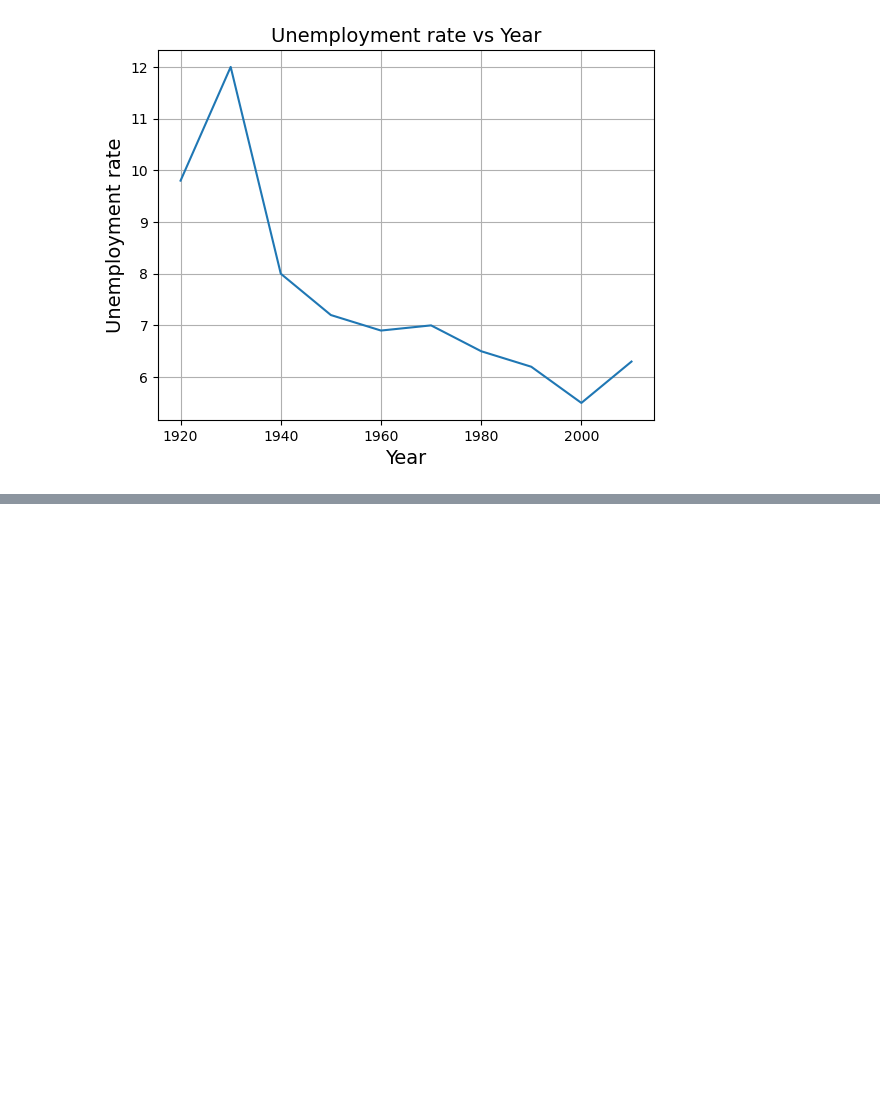
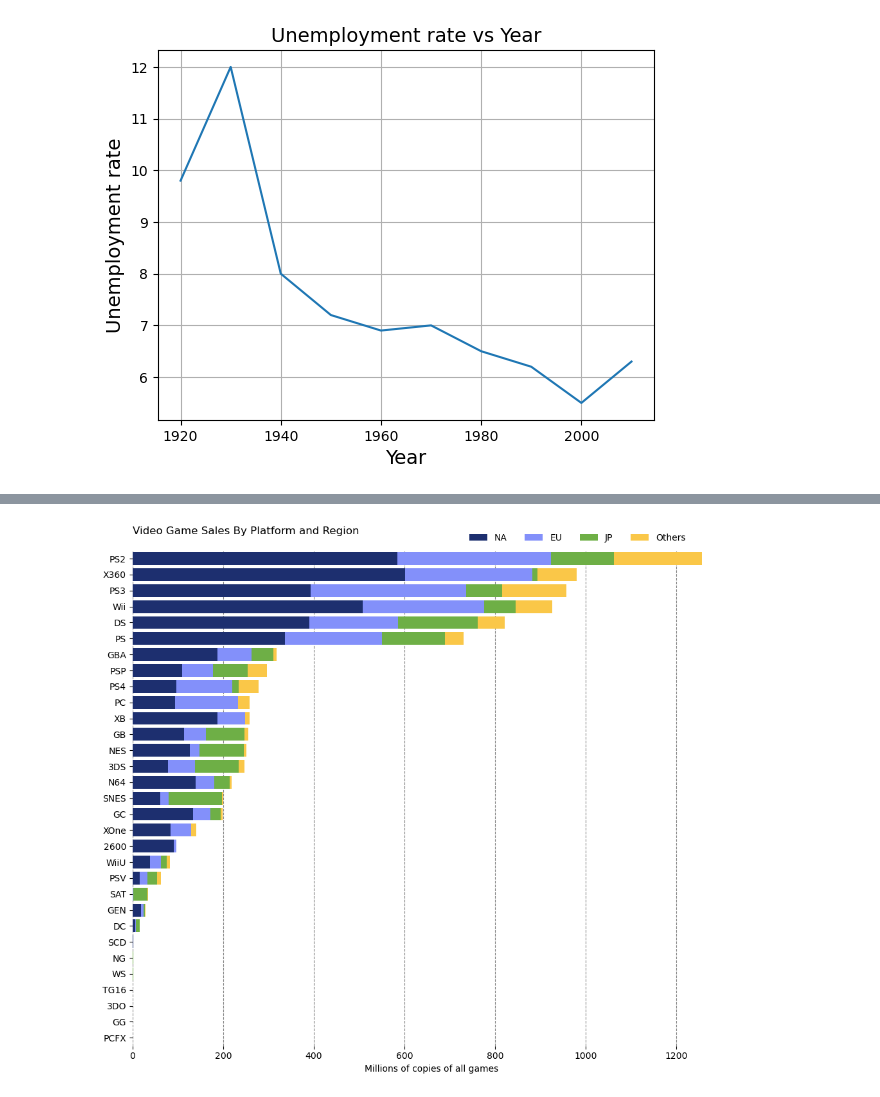
Before and after one commit to Cooleekova/data_engineering, a Jupyter notebook: Data Visualization/Intro_to_data_visualization.ipynb, the cells around one changed output, grey strips where cells are left out. Cells and saved outputs as stored; diff of their text form; code cells hidden in the pictures; blank space fills up the shorter version.

```diff
--- a/Data Visualization/Intro_to_data_visualization.ipynb
+++ b/Data Visualization/Intro_to_data_visualization.ipynb
@@ -122,0 +204,4 @@ plt.show()
+# %%
+# data on video game copies sold worldwide
+vgsales_df = pd.read_csv('vgsales.csv')
+vgsales_df.head()
@@ -122,0 +215,37 @@ plt.show()
+# %%
+# Let's visualize the total number of copies sold by platform and analyze the regions where they were sold
+
+vgsales_df_grouped = vgsales_df.groupby('Platform').sum(numeric_only=True)[['NA_Sales','EU_Sales','JP_Sales','Other_Sales', 'Global_Sales']]
+
+vgsales_df_grouped = vgsales_df_grouped.sort_values('Global_Sales')
+
+fields = ['NA_Sales','EU_Sales','JP_Sales','Other_Sales']
+colors = ['#1D2F6F', '#8390FA', '#6EAF46', '#FAC748']
+labels = ['NA', 'EU', 'JP', 'Others']
+
+# figure and axis
+fig, ax = plt.subplots(1, figsize=(12, 10))
+
+
+# plot bars
+left = len(vgsales_df_grouped) * [0]
+for idx, name in enumerate(fields):
+    plt.barh(vgsales_df_grouped.index, vgsales_df_grouped[name], left = left, color=colors[idx])
+    left = left + vgsales_df_grouped[name]
+
+# title, legend, labels
+plt.title('Video Game Sales By Platform and Region\n', loc='left')
+plt.legend(labels, bbox_to_anchor=([0.55, 1, 0, 0]), ncol=4, frameon=False)
+plt.xlabel('Millions of copies of all games')
+# remove spines
+ax.spines['right'].set_visible(False)
+ax.spines['left'].set_visible(False)
+ax.spines['top'].set_visible(False)
+ax.spines['bottom'].set_visible(False)
+# adjust limits and draw grid lines
+plt.ylim(-0.5, ax.get_yticks()[-1] + 0.5)
+ax.set_axisbelow(True)
+ax.xaxis.grid(color='gray', linestyle='dashed')
+plt.show()
+# %% [output]
+[figure, added]
```
Also changed, not shown: parts of 7 cells of this notebook.
